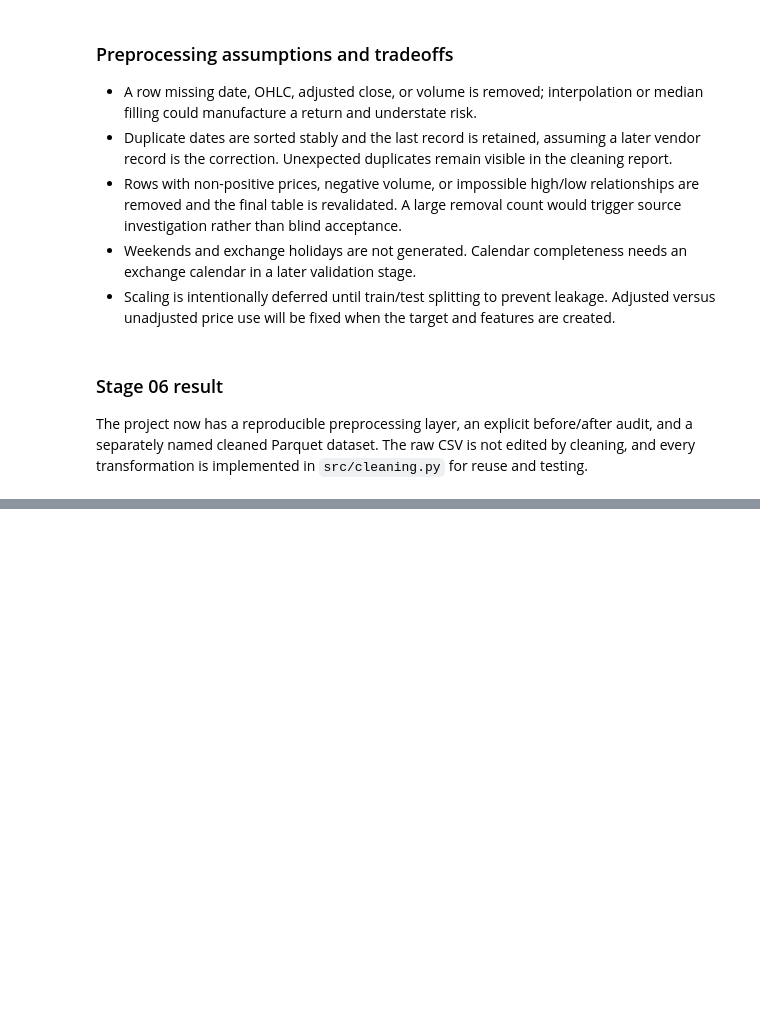
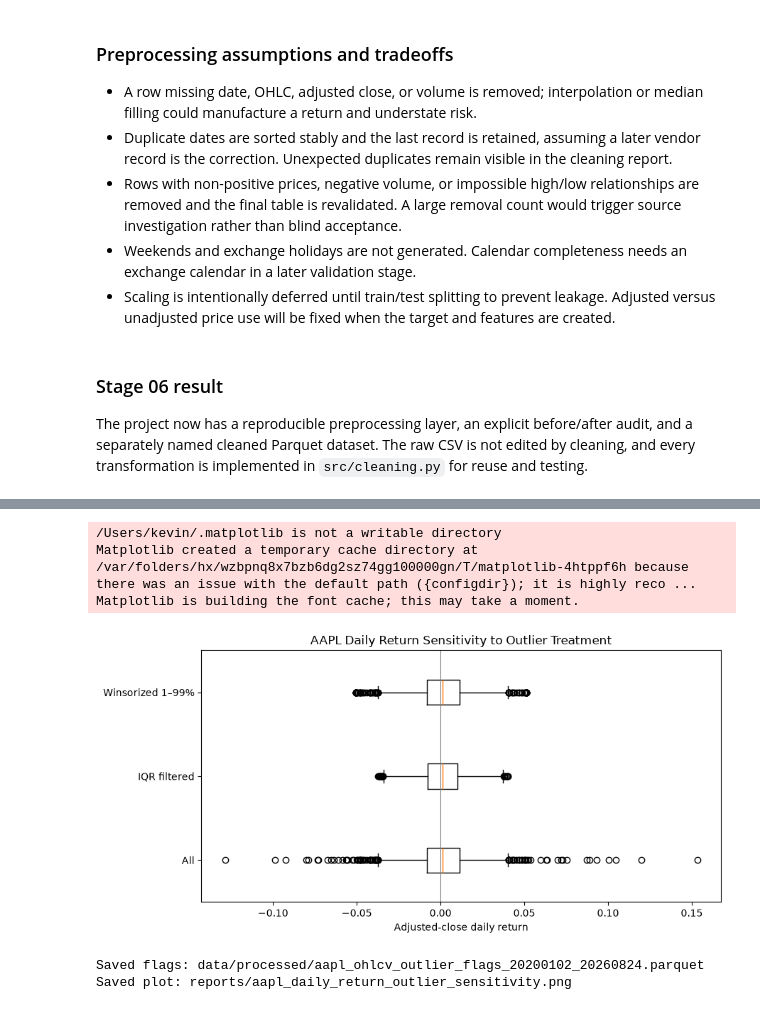
Before and after one commit to kevin-666777/bootcamp_zizhe_zhou, a Jupyter notebook: project/notebooks/project_pipeline.ipynb, the cells around one changed output, grey strips where cells are left out. Drawn from its saved outputs; the diff is of its cells as text; code cells hidden in the pictures; blank space fills up the shorter version.

Commit message:
Add project outlier sensitivity analysis

```diff
--- a/project/notebooks/project_pipeline.ipynb
+++ b/project/notebooks/project_pipeline.ipynb
@@ -212,0 +217,15 @@ The project now has a reproducible preprocessing layer, an explicit before/after
+# %%
+from src.outliers import detect_outliers_zscore, flag_outliers, sensitivity_summary, winsorize_series
+
+outlier_data = cleaned_reloaded.copy()
+outlier_data['daily_return'] = outlier_data['adj_close'].pct_change(fill_method=None)
+outlier_data['absolute_return'] = outlier_data['daily_return'].abs()
+outlier_data = flag_outliers(
+    outlier_data, 'daily_return', method='iqr', threshold=1.5, flag_column='return_outlier_iqr'
+)
+outlier_data['return_outlier_zscore'] = detect_outliers_zscore(outlier_data['daily_return'], threshold=3.0)
+
+flag_counts = outlier_data[['return_outlier_iqr', 'return_outlier_zscore']].sum().astype(int)
+print('Outlier counts:')
+display(flag_counts.to_frame('count'))
+display(outlier_data.loc[outlier_data['return_outlier_iqr'], ['date', 'daily_return', 'absolute_return']].nlargest(10, 'absolute_return'))
@@ -212,0 +270,31 @@ The project now has a reproducible preprocessing layer, an explicit before/after
+# %%
+import matplotlib.pyplot as plt
+
+REPORTS_DIR = get_path('REPORTS_DIR', 'reports', create=True)
+plot_values = [
+    outlier_data['daily_return'].dropna(),
+    outlier_data.loc[~outlier_data['return_outlier_iqr'], 'daily_return'].dropna(),
+    winsorize_series(outlier_data['daily_return'], 0.01, 0.99).dropna(),
+]
+fig, ax = plt.subplots(figsize=(9, 4.5))
+ax.boxplot(plot_values, tick_labels=['All', 'IQR filtered', 'Winsorized 1–99%'], vert=False)
+ax.axvline(0, color='gray', linewidth=0.8)
+ax.set_title('AAPL Daily Return Sensitivity to Outlier Treatment')
+ax.set_xlabel('Adjusted-close daily return')
+fig.tight_layout()
+outlier_plot_path = REPORTS_DIR / 'aapl_daily_return_outlier_sensitivity.png'
+fig.savefig(outlier_plot_path, dpi=150, bbox_inches='tight')
+plt.show()
+
+outlier_path = PROCESSED_DIR / f"{SYMBOL.lower()}_ohlcv_outlier_flags_{outlier_data['date'].min():%Y%m%d}_{outlier_data['date'].max():%Y%m%d}.parquet"
+write_df(outlier_data, outlier_path)
+assert read_df(outlier_path).shape == outlier_data.shape
+print('Saved flags:', outlier_path.relative_to(ROOT))
+print('Saved plot:', outlier_plot_path.relative_to(ROOT))
+# %% [output]
+/Users/kevin/.matplotlib is not a writable directory
+Matplotlib created a temporary cache directory at /var/folders/hx/wzbpnq8x7bzb6dg2sz74gg100000gn/T/matplotlib-4htppf6h because there was an issue with the default path ({configdir}); it is highly reco ...
+Matplotlib is building the font cache; this may take a moment.
+[figure, added]
+Saved flags: data/processed/aapl_ohlcv_outlier_flags_20200102_20260824.parquet
+Saved plot: reports/aapl_daily_return_outlier_sensitivity.png
```
Also changed, not shown: parts of 6 cells of this notebook, 8 other files.
